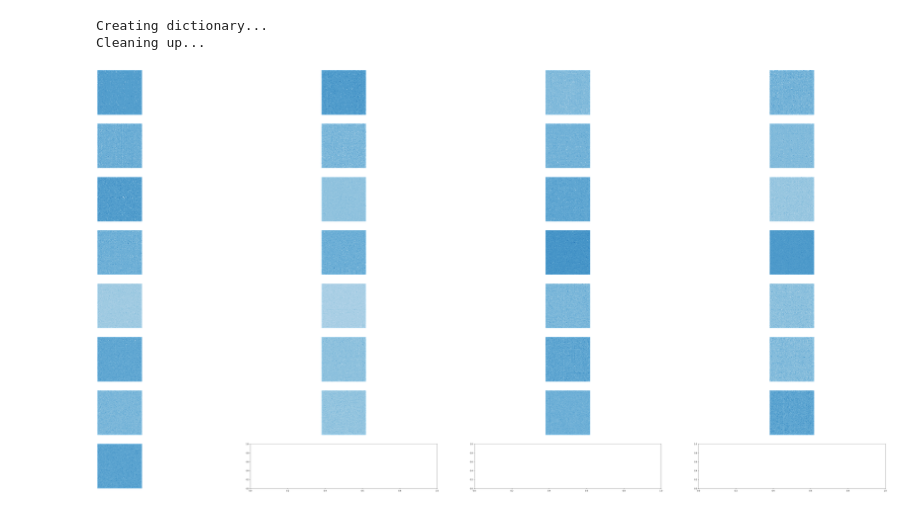
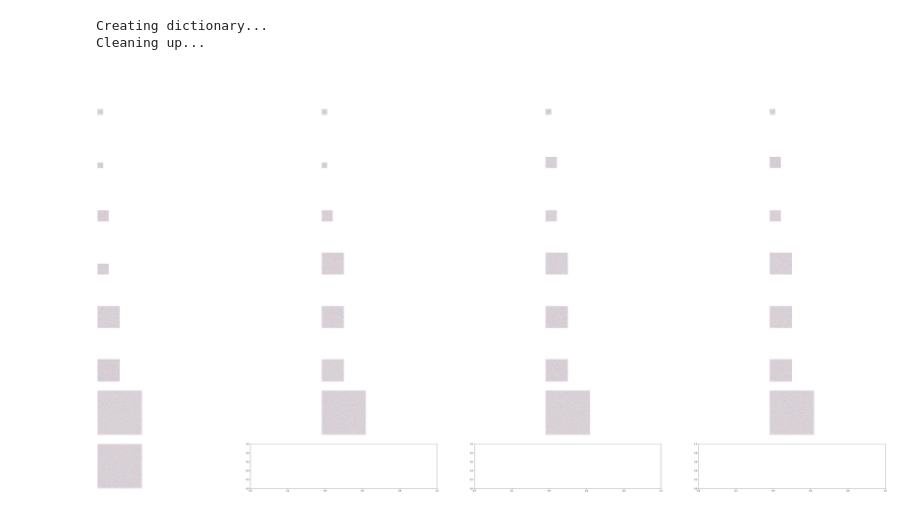
Before and after one commit to antonioverdi/netPlot, a Jupyter notebook: testingNotebook2.ipynb, the cells around one changed output. Drawn from its saved outputs; the diff is of its cells as text; code cells hidden in the pictures.

Commit message:
Tested plotNetwork() function

```diff
--- a/testingNotebook2.ipynb
+++ b/testingNotebook2.ipynb
@@ -35,6 +37,6 @@ model_dict = utils.processNetwork(model)
 Creating dictionary...
 Cleaning up...
 # %%
-utils.plotNetwork(model_dict)
+utils.plotNetwork(model_dict, 'resnet34', 512)
 # %% [output]
-[figure, old version]
+[figure, new version]
```
Also changed, not shown: parts of 1 cell of this notebook, 11 other files.
